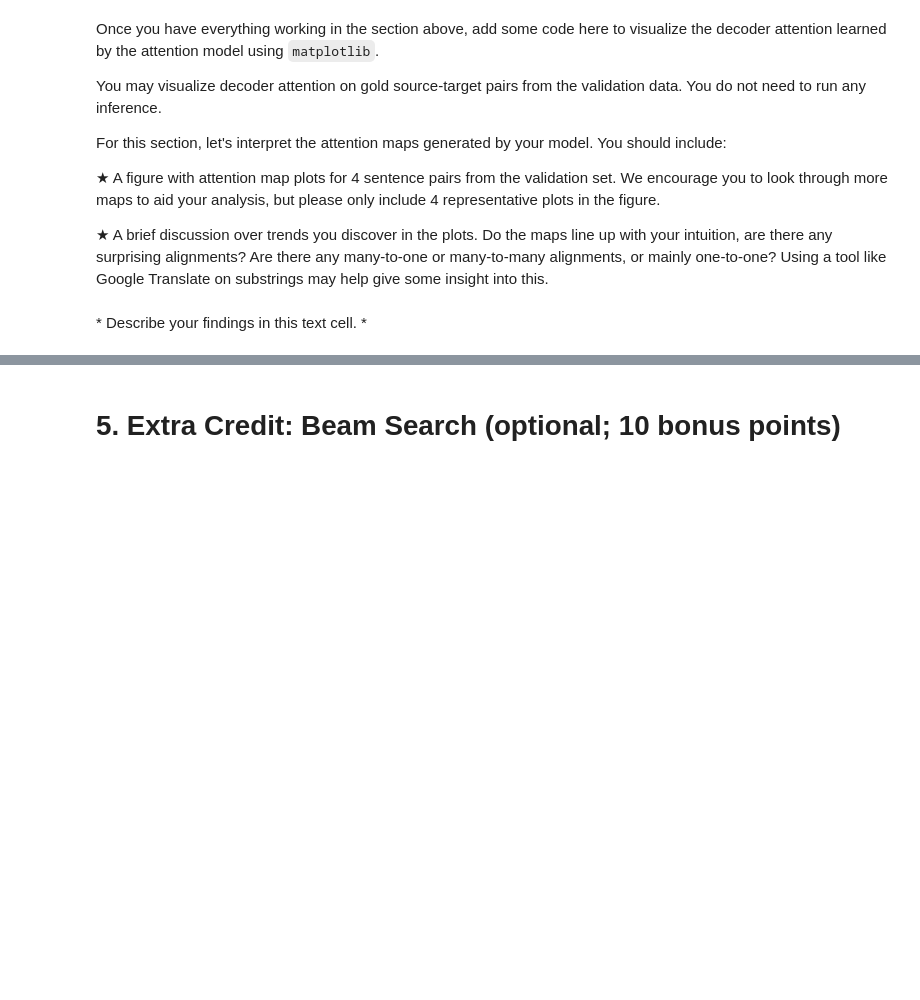
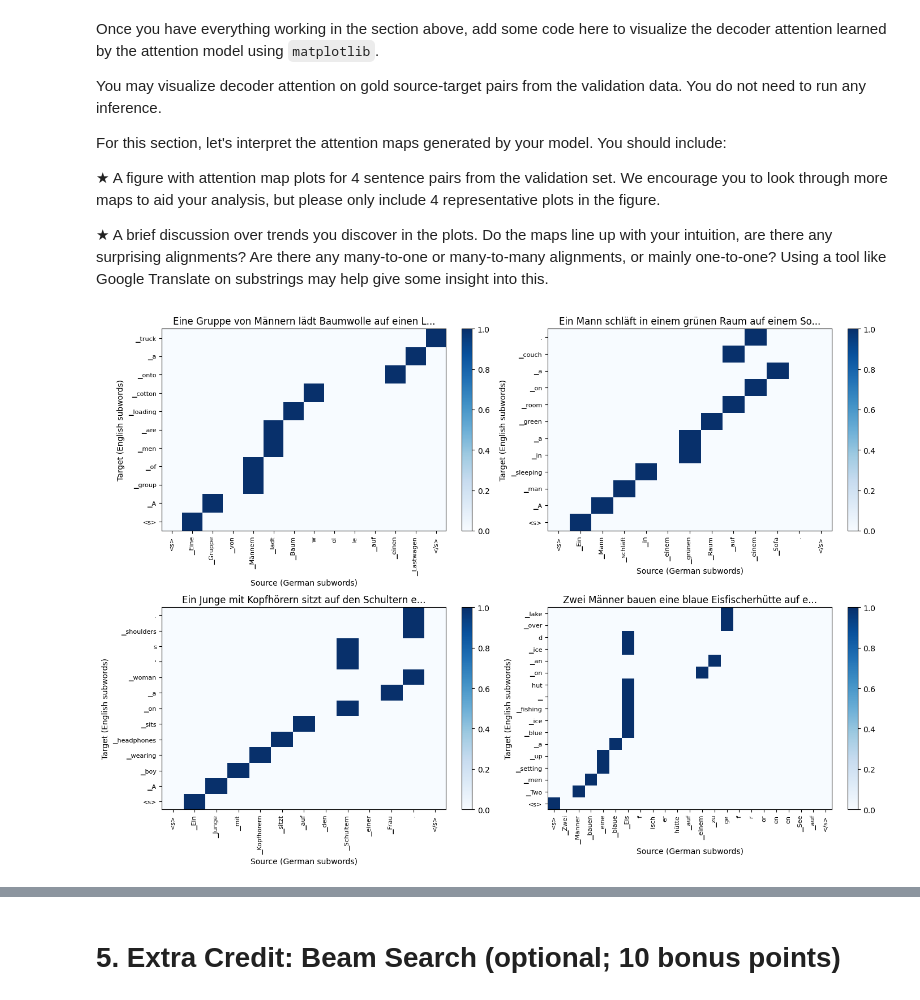
Before and after one commit to yslidev/agenthle-finance, a Jupyter notebook: CS_183_HW3.ipynb, the cells around one changed output, grey strips where cells are left out. Cells and saved outputs as stored; diff of their text form; code cells hidden in the pictures; blank space fills up the shorter version.

```diff
--- a/CS_183_HW3.ipynb
+++ b/CS_183_HW3.ipynb
@@ -1569,10 +1761,9 @@ import tqdm
 
 # Load IMDB dataset
 print("Loading IMDB dataset...")
-imdb_dataset = load_dataset("imdb")
+imdb_dataset = load_dataset("stanfordnlp/imdb")
 train_data = imdb_dataset['train']
 test_data = imdb_dataset['test']
-
 print(f"Train size: {len(train_data)}")
 print(f"Test size: {len(test_data)}")
 print(f"Example: {train_data[0]}")
@@ -1607,7 +1809,3 @@ We will compare two different embeddings to use as features for our MLP classifi
 
 1) The mean of the final layer embeddings across all tokens in the sequence.
 2) The last token final layer embedding.
-# %%
-# Extract LSTM hidden states for all IMDB examples
-def extract_lstm_features(lstm_model, texts, wikitext_vocab, embedding_type='mean'):
-    pass # TODO
@@ -2441,2 +3035,60 @@ For this section, let's interpret the attention maps generated by your model. Yo
-# %% [markdown]
-\* Describe your findings in this text cell. \*
+# %%
+# You may find the following annotated heatmap tutorial helpful:
+# https://matplotlib.org/3.1.3/gallery/images_contours_and_fields/image_annotated_heatmap.html.
+
+# YOUR CODE HERE
+
+# BEGIN SOLUTION
+
+def get_attention_map(model, src_sentence, tgt_sentence):
+
+  model.eval()
+  with torch.no_grad():
+    source = make_batch([src_sentence])
+    target = make_batch([tgt_sentence])
+
+    encoder_output, encoder_mask, encoder_hidden = model.encode(source)
+    decoder_input = target[:-1]
+
+    _, _, attention_weights = model.decode(
+        decoder_input, encoder_hidden, encoder_output, encoder_mask)
+
+    attn = attention_weights[:, 0, :].cpu().numpy()
+
+    src_len = int((source[:, 0] != pad_id).sum().item())
+    tgt_len = attn.shape[0]
+
+    src_pieces = [vocab.IdToPiece(int(i)) for i in source[:src_len, 0].tolist()]
+    tgt_pieces = [vocab.IdToPiece(int(i)) for i in decoder_input[:, 0].tolist()]
+
+    return attn[:tgt_len, :src_len], src_pieces, tgt_pieces
+
+
+def plot_attention_examples(model, examples, num_examples=4):
+  fig, axes = plt.subplots(2, 2, figsize=(14, 10))
+  axes = axes.flatten()
+
+  for ax, example in zip(axes, examples[:num_examples]):
+    attn, src_pieces, tgt_pieces = get_attention_map(
+        model, example.src, example.trg)
+
+    im = ax.imshow(attn, aspect='auto', origin='lower', cmap='Blues')
+    ax.set_xticks(range(len(src_pieces)))
+    ax.set_xticklabels(src_pieces, rotation=90, fontsize=8)
+    ax.set_yticks(range(len(tgt_pieces)))
+    ax.set_yticklabels(tgt_pieces, fontsize=8)
+    ax.set_xlabel('Source (German subwords)')
+    ax.set_ylabel('Target (English subwords)')
+    ax.set_title(example.src[:50] + ('...' if len(example.src) > 50 else ''))
+    fig.colorbar(im, ax=ax, fraction=0.046)
+
+  plt.tight_layout()
+  plt.show()
+
+# Pick 4 validation examples (mix short + longer)
+examples_to_plot = validation_data[:4]
+plot_attention_examples(attention_model, examples_to_plot)
+
+# END SOLUTION
+# %% [output]
+[figure, added]
```
Also changed, not shown: parts of 31 cells of this notebook.
